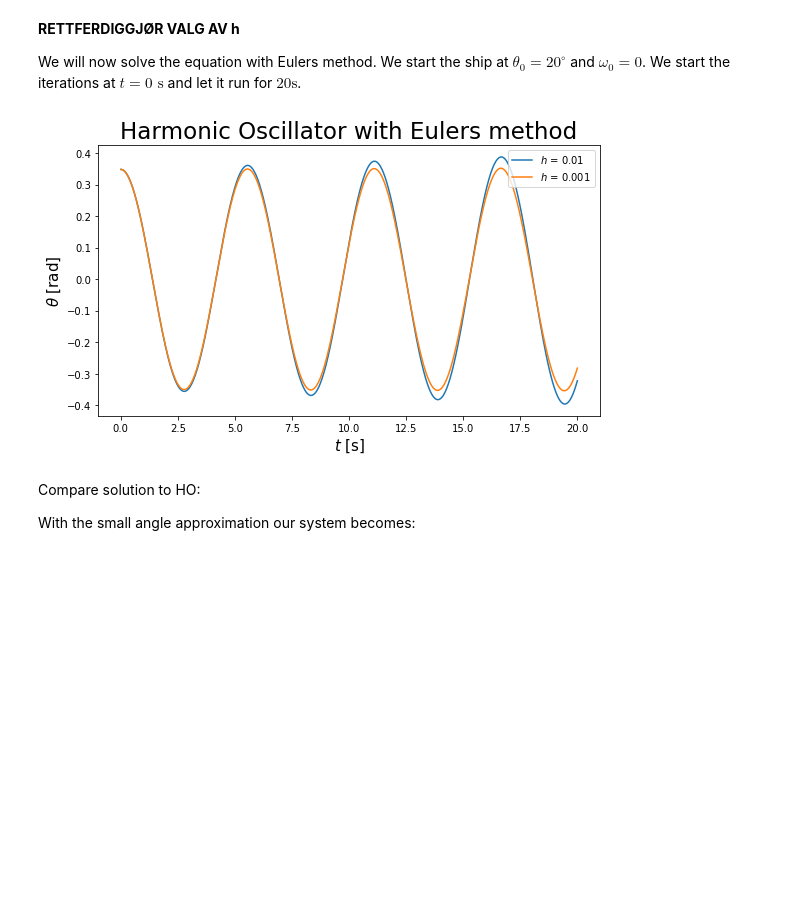
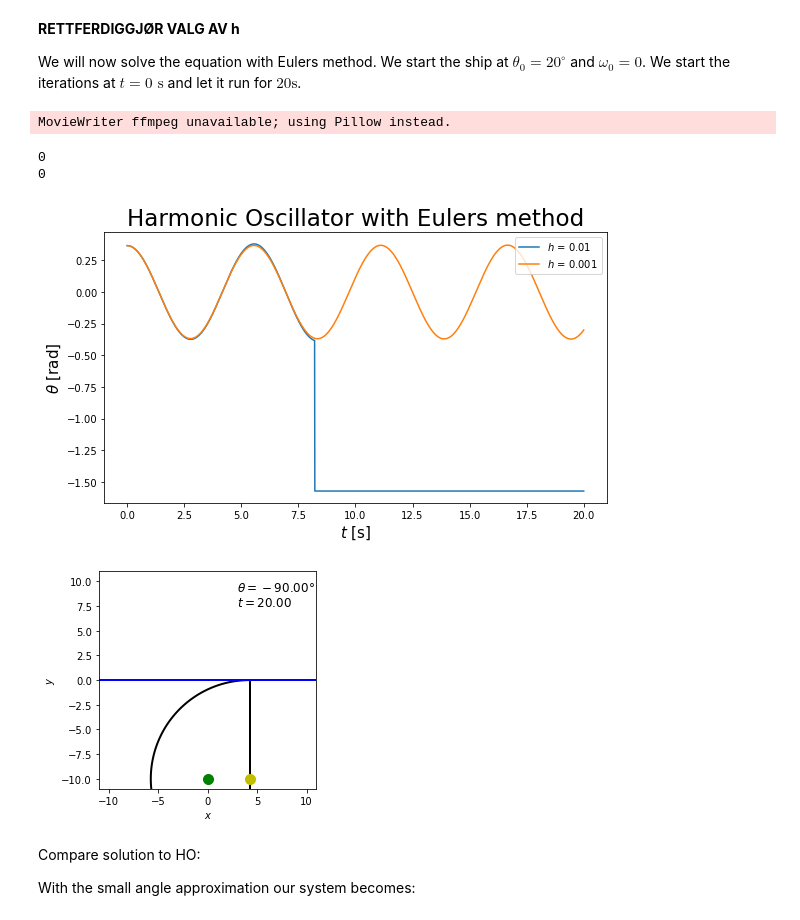
Before and after one commit to Trond01/TMA4320_prosjekt_2, a Jupyter notebook: prosjekt2.ipynb, the cells around one changed output. Drawn from its saved outputs; the diff is of its cells as text; code cells hidden in the pictures; blank space fills up the shorter version.

```diff
--- a/prosjekt2.ipynb
+++ b/prosjekt2.ipynb
@@ -445,7 +486,7 @@ def f_harmonic_oscillator(t, w):
     :return: the derivative
     """
     tau_B = find_tau_buoyant(w[0], find_F_buoyant(find_A(beta)))
-    return np.array([w[1], tau_B/I_C])
+    return np.array([w[1], tau_B/I_C, w[3], 0, w[5], 0, w[7], 0])
 # %%
 # 1d
 def euler_method(f, t, w, h):
@@ -480,14 +521,27 @@ def ode_solver(f, t0, t_end, w0, h, method=euler_method):
     tn = t0
     wn = w0
 
-#    if len
+    # Main loop
+    capsized = boat_has_capsized(wn[0], wn[2])
+    capsize_index = 0
+    while tn < t_end - 1.e-10:# and !boat_has_capsized(w[0], ):           # Buffer for truncation errors
 
-    # Main loop
-    while tn < t_end - 1.e-10:# and !boat_has_capsized(w[0], ):           # Buffer for truncation errors
+        if not capsized:
+            capsized      = boat_has_capsized(wn[0], wn[4])
+            capsize_index = int(tn / h)
+
         if t_end - tn < h:
-            tn, wn = method(f, tn, wn, t_end - tn)
+            if capsized:
+                tn += t_end - tn
+                wn = np.array([np.pi/2 * np.sign(wn[0]), 0, 0, 0, max(-R, wn[4]-0.2), 0, 0, 0])
+            else:
+                tn, wn = method(f, tn, wn, t_end - tn) # Do last step
         else:
-            tn, wn = method(f, tn, wn, h)    # Do one step
+            if capsized:
+                tn += h
+                wn = np.array([np.pi/2 * np.sign(wn[0]), 0, 0, 0, max(-R, wn[4]-0.2), 0, 0, 0])
+            else:
+                tn, wn = method(f, tn, wn, h)    # Do one step
 
         # Add values to array
         t_num = np.append(t_num,tn)
@@ -501,22 +555,31 @@ We will now solve the equation with Eulers method. We start the ship at $\theta_
 # %%
 # 1d)
 
 t0 = 0
 t_end = 20
-w0 = np.array([20*np.pi/180, 0])
+w0 = np.array([21*np.pi/180, 0, 0, 0, yC0, 0, 0, 0])
 h_list = [0.01, 0.001]
 times = []
 theta = []
+yC    = []
 for h in h_list:
     t_num, w_num = ode_solver(f_harmonic_oscillator, t0, t_end, w0, h, method=euler_method)
     times.append(t_num)
-    theta.append([w_num[i][0] for i in range(len(w_num))])
+    theta.append(np.array([w_num[i][0] for i in range(len(w_num))]))
+    yC.append(np.array([w_num[i][4] for i in range(len(w_num))]))
 
 plot_function(times, theta, f'HO_euler_3h', title = f"Harmonic Oscillator with Eulers method",
                   xlabel = r"$t$ [s]", ylabel = r"$\theta$ [rad]", fig_size = (9, 5), title_scale_factor = 100,
                   labels = [f"$h$ = {h}" for h in h_list], loc = "upper right")
+
+#def animate_boat(t, theta, x_C, y_C, s_L=[], gjerde=False, stepsize=0.01, vis_akse_verdier=False, gif_name = "TEST"):
+animate_boat(times[0][::10], theta[0][::10], 0*yC[0][::10], yC[0][::10])
 # %% [output]
+MovieWriter ffmpeg unavailable; using Pillow instead.
+0
+0
-[figure, old version]
+[figure, new version]
+[figure, added]
 # %% [markdown]
 Compare solution to HO:
 
```
Also changed, not shown: parts of 52 cells of this notebook, 2 other files.
